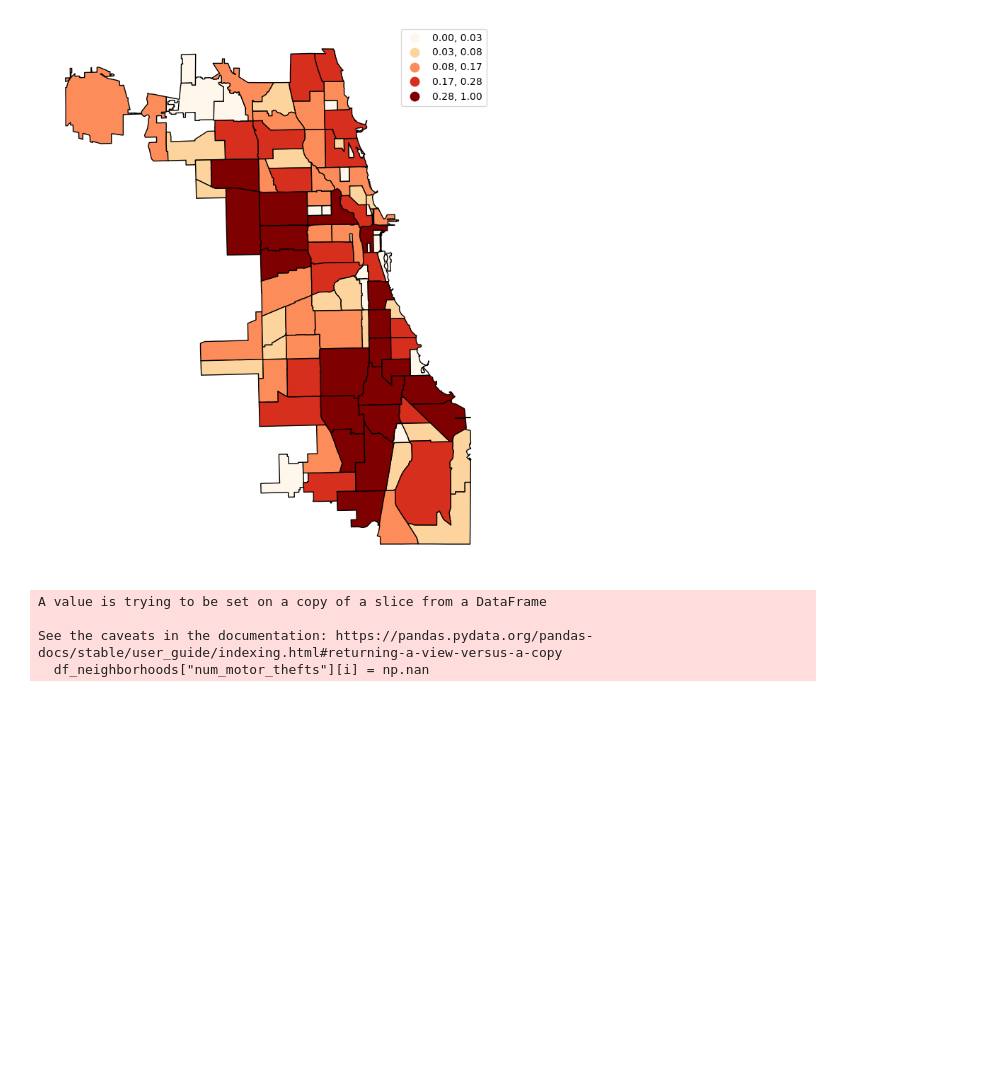
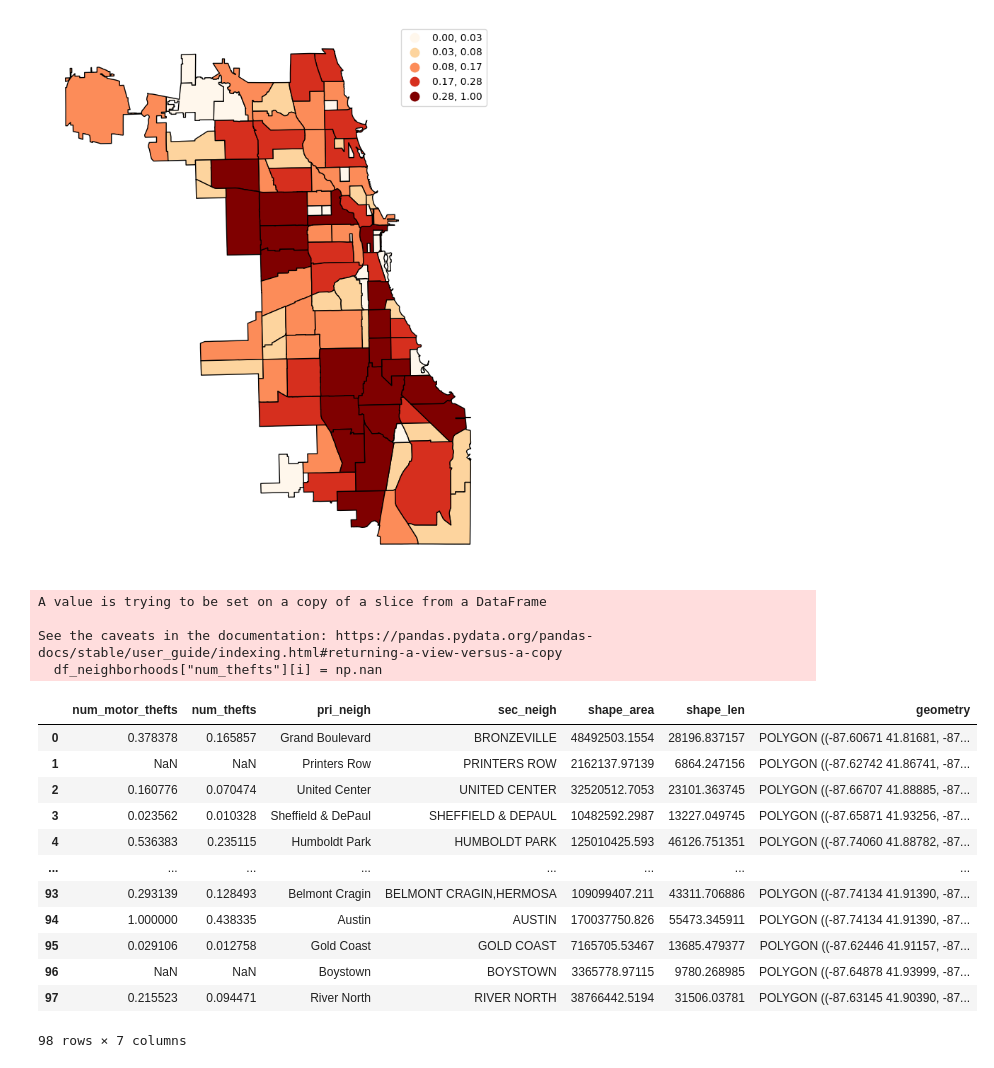
Before and after one commit to tonyxqing/chicago-theft-visualization, a Jupyter notebook: ChiDataSci.ipynb, the cells around one changed output. Saved outputs shown, nothing was run; the diff lists cells and outputs as text; code cells hidden in the pictures; blank space fills up the shorter version.

```diff
--- a/ChiDataSci.ipynb
+++ b/ChiDataSci.ipynb
@@ -107,7 +106,7 @@ Beverly             1
 Fuller Park         1
 Length: 76, dtype: int64
 # %%
-vals = new_df[(new_df[' PRIMARY DESCRIPTION'] == "MOTOR VEHICLE THEFT")]['NEIGHBORHOOD'].value_counts()
+vals = new_df[(new_df[' PRIMARY DESCRIPTION'] == "THEFT")]['NEIGHBORHOOD'].value_counts()
 vals_ind = vals.index
 print(vals)
 # %% [output]
@@ -128,9 +127,9 @@ df_neighborhoods.insert(0, "num_motor_thefts", np.nan)
 # %%
 for i in df_neighborhoods['pri_neigh'].index:
     if df_neighborhoods['pri_neigh'][i] in vals_ind:
-        df_neighborhoods['num_motor_thefts'][i] = vals[df_neighborhoods['pri_neigh'][i]]
+        df_neighborhoods['num_thefts'][i] = vals[df_neighborhoods['pri_neigh'][i]]
     else:
-        df_neighborhoods['num_motor_thefts'][i] = 0
+        df_neighborhoods['num_thefts'][i] = 0
 # %% [output]
 A value is trying to be set on a copy of a slice from a DataFrame
 
@@ -152,7 +151,7 @@ df_neighborhoods['pri_neigh'][1]
 # %% [output]
 'Printers Row'
 # %%
-df_neighborhoods["num_motor_thefts"] = df_neighborhoods["num_motor_thefts"] / 1443
+df_neighborhoods["num_thefts"] = df_neighborhoods["num_thefts"] / 3292
 # %%
 import matplotlib.pyplot as plt
 from mpl_toolkits.axes_grid1 import make_axes_locatable
@@ -176,13 +175,29 @@ df_neighborhoods.plot(column="num_motor_thefts",
 [figure]
 [figure]
 # %%
-for i in df_neighborhoods[df_neighborhoods["num_motor_thefts"] == 0].index:
-    df_neighborhoods["num_motor_thefts"][i] = np.nan
+for i in df_neighborhoods[df_neighborhoods["num_thefts"] == 0].index:
+    df_neighborhoods["num_thefts"][i] = np.nan
 # %% [output]
 A value is trying to be set on a copy of a slice from a DataFrame
 
 See the caveats in the documentation: https://pandas.pydata.org/pandas-docs/stable/user_guide/indexing.html#returning-a-view-versus-a-copy
-  df_neighborhoods["num_motor_thefts"][i] = np.nan
+  df_neighborhoods["num_thefts"][i] = np.nan
+# %%
+df_neighborhoods
+# %% [output]
+|  | num_motor_thefts | num_thefts | pri_neigh | sec_neigh | shape_area | shape_len | geometry |
+| 0 | 0.378378 | 0.165857 | Grand Boulevard | BRONZEVILLE | 48492503.1554 | 28196.837157 | POLYGON ((-87.60671 41.81681, -87... |
+| 1 | NaN | NaN | Printers Row | PRINTERS ROW | 2162137.97139 | 6864.247156 | POLYGON ((-87.62742 41.86741, -87... |
+| 2 | 0.160776 | 0.070474 | United Center | UNITED CENTER | 32520512.7053 | 23101.363745 | POLYGON ((-87.66707 41.88885, -87... |
+| 3 | 0.023562 | 0.010328 | Sheffield & DePaul | SHEFFIELD & DEPAUL | 10482592.2987 | 13227.049745 | POLYGON ((-87.65871 41.93256, -87... |
+| 4 | 0.536383 | 0.235115 | Humboldt Park | HUMBOLDT PARK | 125010425.593 | 46126.751351 | POLYGON ((-87.74060 41.88782, -87... |
+| ... | ... | ... | ... | ... | ... | ... | ... |
+| 93 | 0.293139 | 0.128493 | Belmont Cragin | BELMONT CRAGIN,HERMOSA | 109099407.211 | 43311.706886 | POLYGON ((-87.74134 41.91390, -87... |
+| 94 | 1.000000 | 0.438335 | Austin | AUSTIN | 170037750.826 | 55473.345911 | POLYGON ((-87.74134 41.91390, -87... |
+| 95 | 0.029106 | 0.012758 | Gold Coast | GOLD COAST | 7165705.53467 | 13685.479377 | POLYGON ((-87.62446 41.91157, -87... |
+| 96 | NaN | NaN | Boystown | BOYSTOWN | 3365778.97115 | 9780.268985 | POLYGON ((-87.64878 41.93999, -87... |
+| 97 | 0.215523 | 0.094471 | River North | RIVER NORTH | 38766442.5194 | 31506.03781 | POLYGON ((-87.63145 41.90390, -87... |
+98 rows × 7 columns
 # %%
 theft_df = new_df[new_df[' PRIMARY DESCRIPTION'] == 'THEFT']
 motor_theft_df = new_df[new_df[' PRIMARY DESCRIPTION'] == 'MOTOR VEHICLE THEFT']
```
Also changed, not shown: parts of 26 cells of this notebook, 4 other files.
